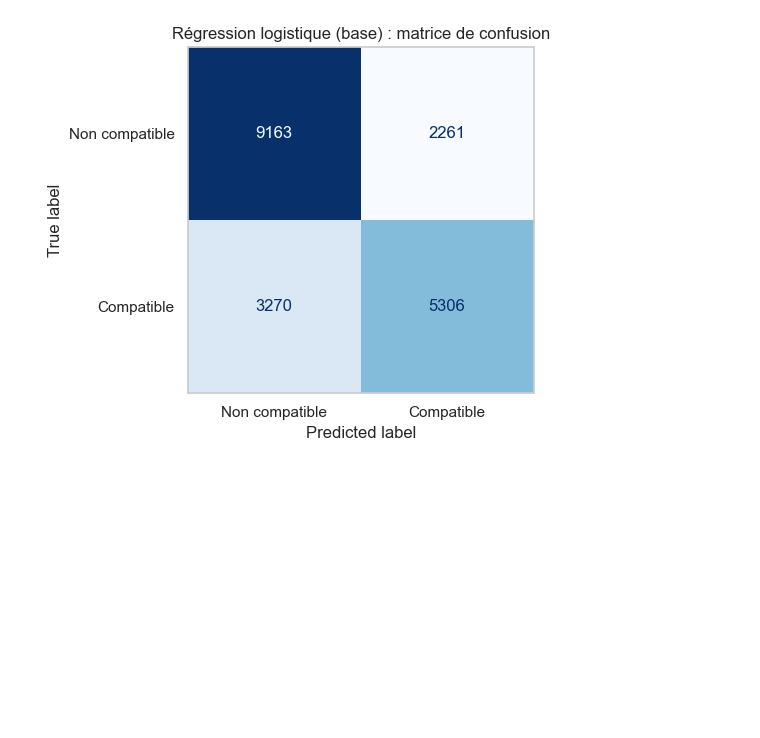
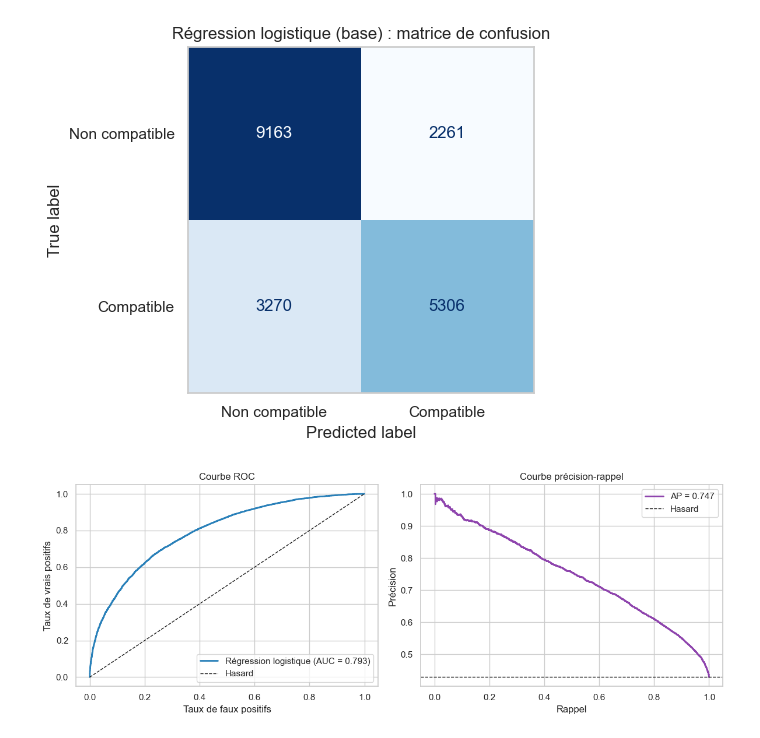
Before and after one commit to khaldamin/DM_PROJECT, a Jupyter notebook: notebooks/03_logistic_regression.ipynb, the cells around one changed output. Cells and saved outputs as stored; diff of their text form; code cells hidden in the pictures; blank space fills up the shorter version.

Commit message:
Évaluation du modèle réglé sur le jeu de test

```diff
--- a/notebooks/03_logistic_regression.ipynb
+++ b/notebooks/03_logistic_regression.ipynb
@@ -193,3 +193,33 @@ Non compatible (0)     0.7370    0.8021    0.7682     11424
 
 ROC-AUC train : 0.7973 | ROC-AUC test : 0.7934 | écart : 0.0039
 [figure]
+# %%
+# ============================================================
+# Courbe ROC et courbe précision-rappel
+# ============================================================
+fpr, tpr, _ = roc_curve(y_test, proba_base)
+prec_curve, rec_curve, _ = precision_recall_curve(y_test, proba_base)
+auc = roc_auc_score(y_test, proba_base)
+ap = average_precision_score(y_test, proba_base)
+
+fig, axes = plt.subplots(1, 2, figsize=(12, 4.5))
+
+axes[0].plot(fpr, tpr, color="#2980b9", linewidth=2, label=f"Régression logistique (AUC = {auc:.3f})")
+axes[0].plot([0, 1], [0, 1], "k--", linewidth=1, label="Hasard")
+axes[0].set_xlabel("Taux de faux positifs")
+axes[0].set_ylabel("Taux de vrais positifs")
+axes[0].set_title("Courbe ROC")
+axes[0].legend(loc="lower right")
+
+axes[1].plot(rec_curve, prec_curve, color="#8e44ad", linewidth=2, label=f"AP = {ap:.3f}")
+axes[1].axhline(y_test.mean(), color="k", linestyle="--", linewidth=1, label="Hasard")
+axes[1].set_xlabel("Rappel")
+axes[1].set_ylabel("Précision")
+axes[1].set_title("Courbe précision-rappel")
+axes[1].legend(loc="upper right")
+
+plt.tight_layout()
+plt.savefig(FIGURES_DIR / "logistic_regression_roc_pr_curves.png", dpi=150)
+plt.show()
+# %% [output]
+[figure, added]
```
Also changed, not shown: parts of 4 cells of this notebook, 3 other files.
